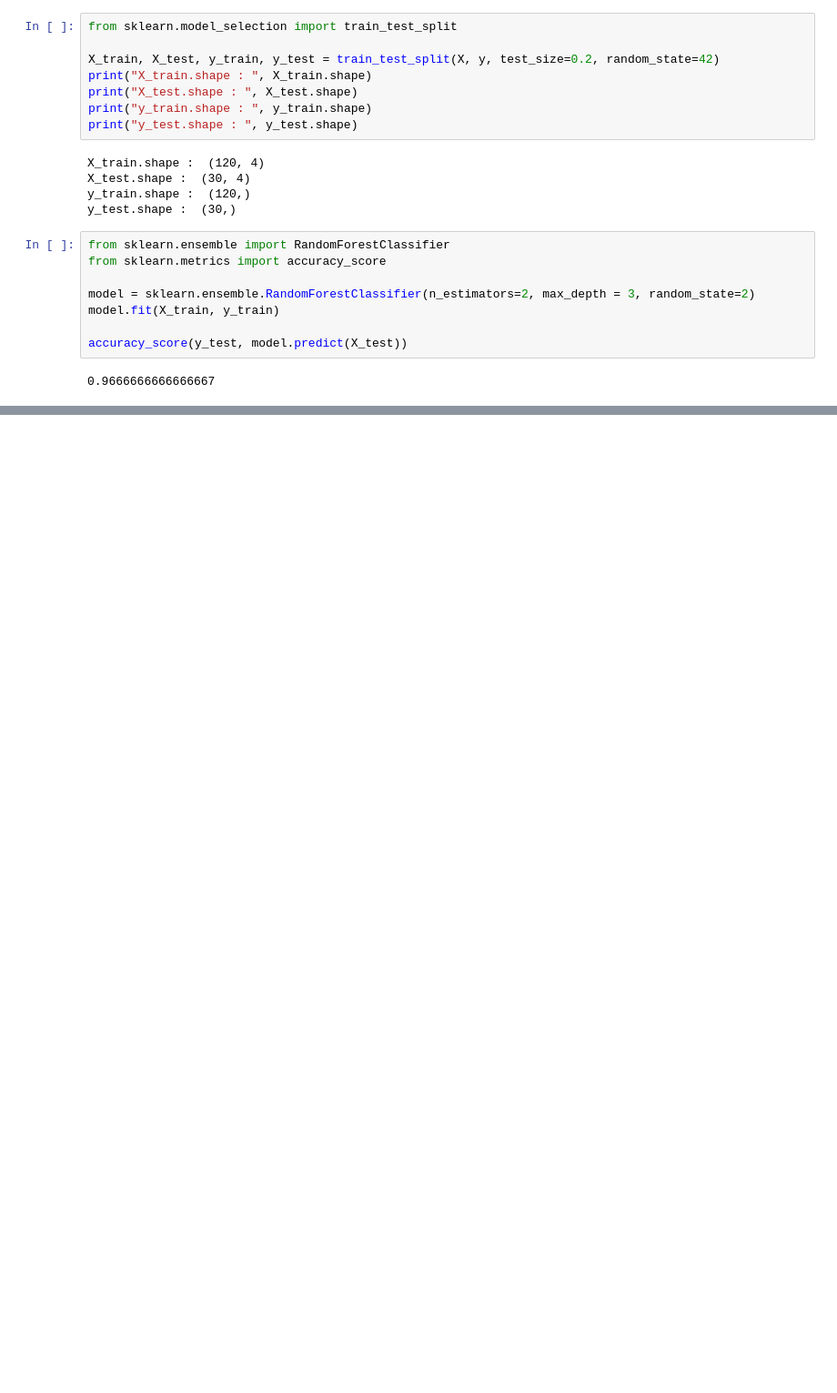
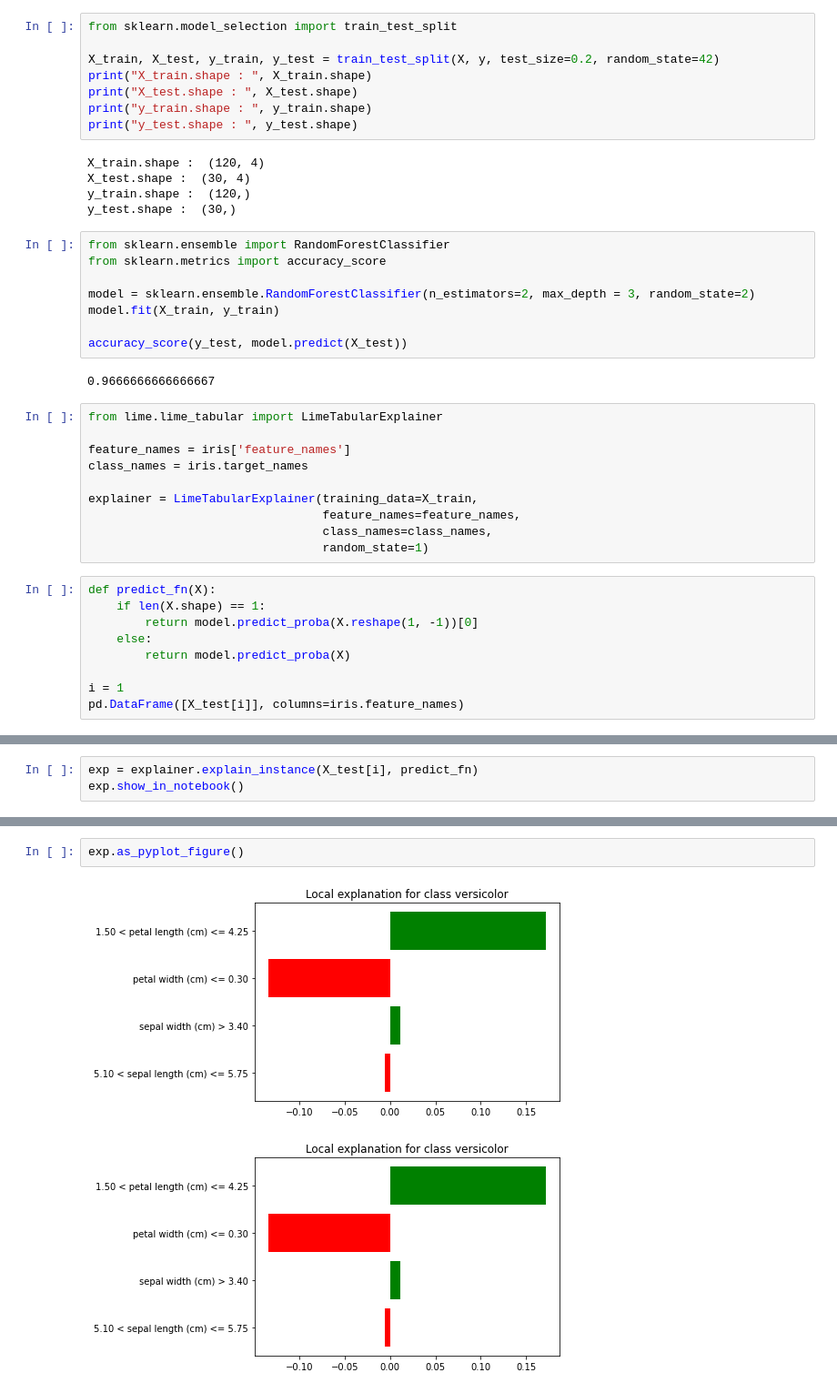
Before and after one commit to naonaorange/xai_samples, a Jupyter notebook: lime_categorize_iris.ipynb, the cells around one changed output, grey strips where cells are left out. Shown at 91% size. Saved outputs shown, nothing was run; the diff lists cells and outputs as text; blank space fills up the shorter version.

Commit message:
lime

```diff
--- a/lime_categorize_iris.ipynb
+++ b/lime_categorize_iris.ipynb
@@ -88,3 +104,22 @@ model.fit(X_train, y_train)
 accuracy_score(y_test, model.predict(X_test))
 # %% [output]
 0.9666666666666667
+# %%
+from lime.lime_tabular import LimeTabularExplainer
+
+feature_names = iris['feature_names']
+class_names = iris.target_names
+
+explainer = LimeTabularExplainer(training_data=X_train,
+                                 feature_names=feature_names,
+                                 class_names=class_names,
+                                 random_state=1)
+# %%
+def predict_fn(X):
+    if len(X.shape) == 1:
+        return model.predict_proba(X.reshape(1, -1))[0]
+    else:
+        return model.predict_proba(X)
+
+i = 1
+pd.DataFrame([X_test[i]], columns=iris.feature_names)
@@ -90,0 +129,3 @@ accuracy_score(y_test, model.predict(X_test))
+# %%
+exp = explainer.explain_instance(X_test[i], predict_fn)
+exp.show_in_notebook()
@@ -90,0 +134,5 @@ accuracy_score(y_test, model.predict(X_test))
+# %%
+exp.as_pyplot_figure()
+# %% [output]
+[figure, added]
+[figure, added]
```
Also changed, not shown: parts of 5 cells of this notebook, 2 other files.
